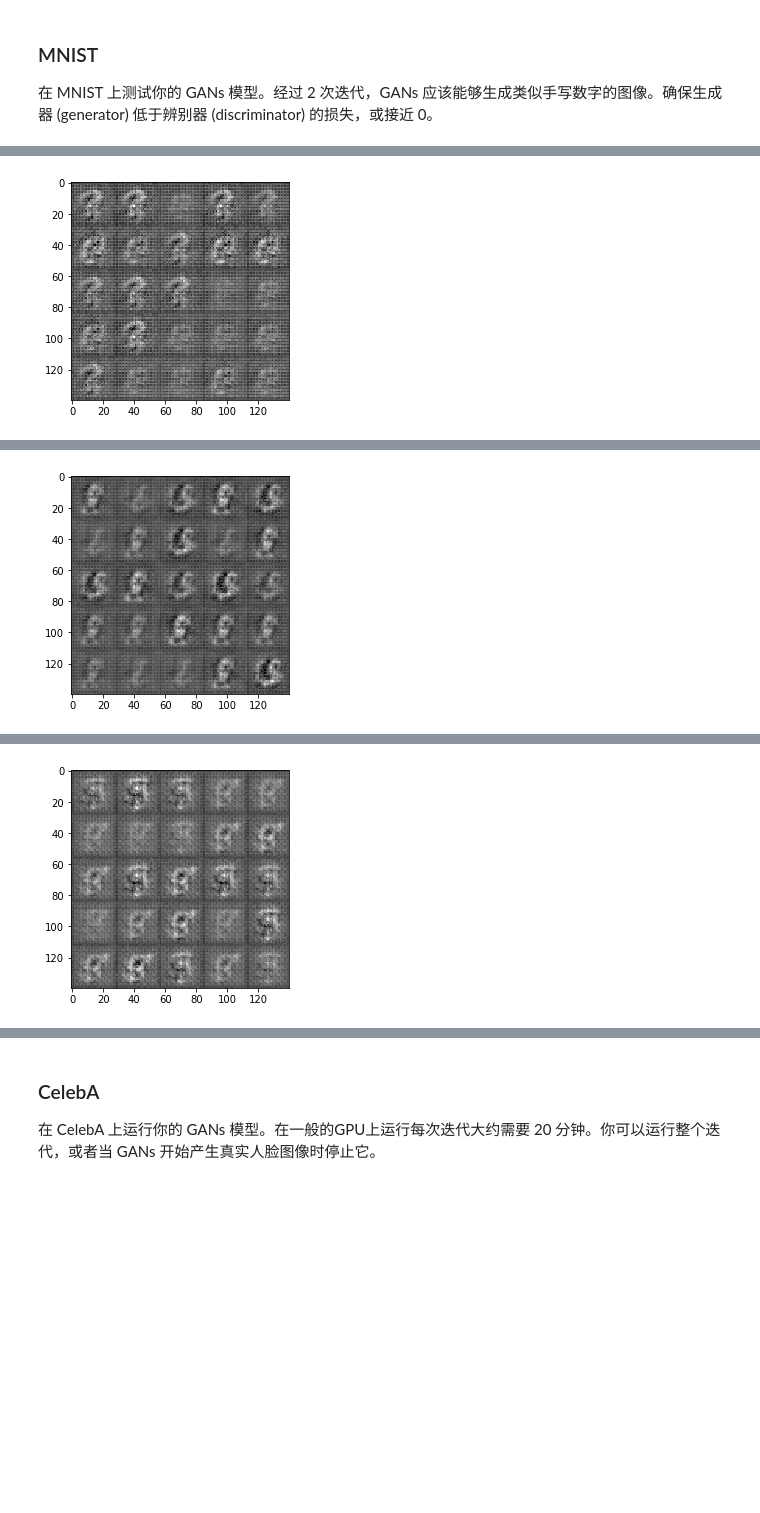
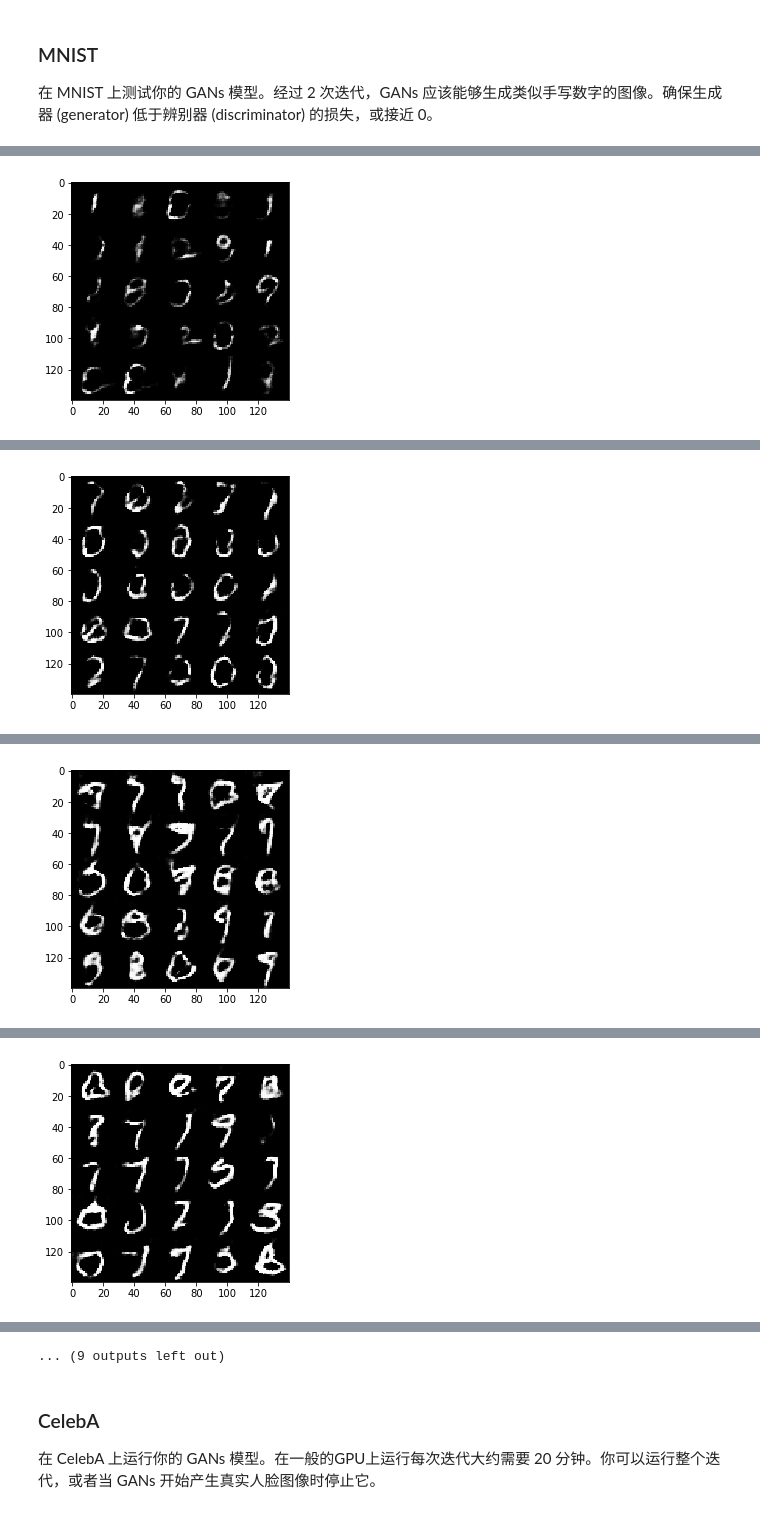
Before and after one commit to omnigeeker/dlnd_face_generation, a Jupyter notebook: dlnd_face_generation.ipynb, the cells around one changed output, grey strips where cells are left out. Saved outputs shown, nothing was run; the diff lists cells and outputs as text; code cells hidden in the pictures; blank space fills up the shorter version.

```diff
--- a/dlnd_face_generation.ipynb
+++ b/dlnd_face_generation.ipynb
@@ -233,11 +281,12 @@ def model_loss(input_real, input_z, out_channel_dim):
     :return: A tuple of (discriminator loss, generator loss)
     """
     # TODO: Implement Function
-    g_model = generator(input_z, out_channel_dim)
+    smooth = 0.1
     d_model_real, d_logits_real = discriminator(input_real, reuse=False)
+    g_model = generator(input_z, out_channel_dim, is_train=True)
     d_model_fake, d_logits_fake = discriminator(g_model, reuse=True)
 
-    d_loss_real = tf.reduce_mean(tf.nn.sigmoid_cross_entropy_with_logits(logits=d_logits_real, labels=tf.ones_like(d_model_real)))
+    d_loss_real = tf.reduce_mean(tf.nn.sigmoid_cross_entropy_with_logits(logits=d_logits_real, labels=tf.ones_like(d_model_real)* (1 - smooth)))
     d_loss_fake = tf.reduce_mean(tf.nn.sigmoid_cross_entropy_with_logits(logits=d_logits_fake, labels=tf.zeros_like(d_model_fake)))
     g_loss = tf.reduce_mean(tf.nn.sigmoid_cross_entropy_with_logits(logits=d_logits_fake, labels=tf.ones_like(d_model_fake)))
 
@@ -271,9 +320,15 @@ def model_opt(d_loss, g_loss, learning_rate, beta1):
     d_vars = [var for var in t_vars if var.name.startswith('discriminator')]
     g_vars = [var for var in t_vars if var.name.startswith('generator')]
 
+    all_update_ops = tf.get_collection(tf.GraphKeys.UPDATE_OPS)
+    g_update_ops = [var for var in all_update_ops if var.name.startswith('generator')]
+    d_update_ops = [var for var in all_update_ops if var.name.startswith('discriminator')]
+
     # Optimize
-    d_train_opt = tf.train.AdamOptimizer(learning_rate, beta1=beta1).minimize(d_loss, var_list=d_vars)
-    g_train_opt = tf.train.AdamOptimizer(learning_rate, beta1=beta1).minimize(g_loss, var_list=g_vars)
+    with tf.control_dependencies(d_update_ops):
+        d_train_opt = tf.train.AdamOptimizer(learning_rate, beta1=beta1).minimize(d_loss, var_list=d_vars)
+    with tf.control_dependencies(g_update_ops):
+        g_train_opt = tf.train.AdamOptimizer(learning_rate, beta1=beta1).minimize(g_loss, var_list=g_vars)
 
     return d_train_opt, g_train_opt
 
@@ -341,8 +396,8 @@ def train(epoch_count, batch_size, z_dim, learning_rate, beta1, get_batches, dat
     :param data_image_mode: The image mode to use for images ("RGB" or "L")
     """
     # TODO: Build Model
-    input_real, input_z, _ = model_inputs(data_shape[1], data_shape[2], data_shape[3], z_dim)
-    d_loss, g_loss = model_loss(input_real, input_z, z_dim)
+    input_real, input_z, input_learning_rate = model_inputs(data_shape[1], data_shape[2], data_shape[3], z_dim)
+    d_loss, g_loss = model_loss(input_real, input_z,  data_shape[3])
     d_opt, g_opt = model_opt(d_loss, g_loss, learning_rate, beta1)
 
     steps = 0
@@ -353,31 +408,35 @@ def train(epoch_count, batch_size, z_dim, learning_rate, beta1, get_batches, dat
             for batch_images in get_batches(batch_size):
                 # TODO: Train Model
                 steps += 1
+                batch_images = batch_images * 2
+                batch_z = np.random.uniform(-1, 1, size=(batch_size, z_dim))
 
-                batch_z = np.random.uniform(-1, 1, size=(batch_size, z_dim))
-                _ = sess.run(d_opt, feed_dict={input_real: batch_images, input_z: batch_z})
-                _ = sess.run(g_opt, feed_dict={input_z: batch_z})
+                _ = sess.run(d_opt, feed_dict={input_real: batch_images, input_z: batch_z, input_learning_rate:learning_rate})
+                _ = sess.run(g_opt, feed_dict={input_z: batch_z, input_learning_rate:learning_rate})
 
-                if steps % 10 == 0:
+                if steps % 20 == 0:
                     train_loss_d = d_loss.eval({input_z: batch_z, input_real: batch_images})
                     train_loss_g = g_loss.eval({input_z: batch_z})
 
-                    print("Epoch {}/{}...".format(epoch_i+1, epochs),
+                    print("Epoch {}/{}... steps:{} ".format(epoch_i+1, epochs, steps),
                           "Discriminator Loss: {:.4f}...".format(train_loss_d),
                           "Generator Loss: {:.4f}".format(train_loss_g))
 
                 if steps % 100 == 0:
                     show_generator_output(sess, 25, input_z, data_shape[3], data_image_mode)
-print("done")
+        print("final Discriminator Loss: {:.4f}...".format(train_loss_d),
+                          "Generator Loss: {:.4f}".format(train_loss_g))
+        show_generator_output(sess, 25, input_z, data_shape[3], data_image_mode)
+print("done ")
 # %% [output]
 done
 # %% [markdown]
 ### MNIST
 在 MNIST 上测试你的 GANs 模型。经过 2 次迭代，GANs 应该能够生成类似手写数字的图像。确保生成器 (generator) 低于辨别器 (discriminator) 的损失，或接近 0。
 # %%
-batch_size = 256
-z_dim = 1
-learning_rate = 0.0002
+batch_size = 128
+z_dim = 100
+learning_rate = 0.002
 beta1 = 0.5
 
 
@@ -390,4 +449,5 @@ mnist_dataset = helper.Dataset('mnist', glob(os.path.join(data_dir, 'mnist/*.jpg
 with tf.Graph().as_default():
     train(epochs, batch_size, z_dim, learning_rate, beta1, mnist_dataset.get_batches,
           mnist_dataset.shape, mnist_dataset.image_mode)
+print("done")
 # %% [output]
@@ -415 +465 @@ Epoch 1/2... Discriminator Loss: 0.9905... Generator Loss: 0.9518
-[figure, old version]
+[figure, new version]
@@ -426 +471 @@ Epoch 2/2... Discriminator Loss: 0.7571... Generator Loss: 0.9998
-[figure, old version]
+[figure, new version]
@@ -437 +477 @@ Epoch 2/2... Discriminator Loss: 0.4740... Generator Loss: 1.7366
-[figure, old version]
+[figure, new version]
@@ -443,0 +483 @@ Epoch 2/2... Discriminator Loss: 0.6954... Generator Loss: 1.2011
+[figure, added]
@@ -444,3 +490,4 @@ Epoch 2/2... Discriminator Loss: 0.6954... Generator Loss: 1.2011
+... (9 outputs left out)
 # %% [markdown]
 ### CelebA
 在 CelebA 上运行你的 GANs 模型。在一般的GPU上运行每次迭代大约需要 20 分钟。你可以运行整个迭代，或者当 GANs 开始产生真实人脸图像时停止它。
```
Also changed, not shown: parts of 6 cells of this notebook.
